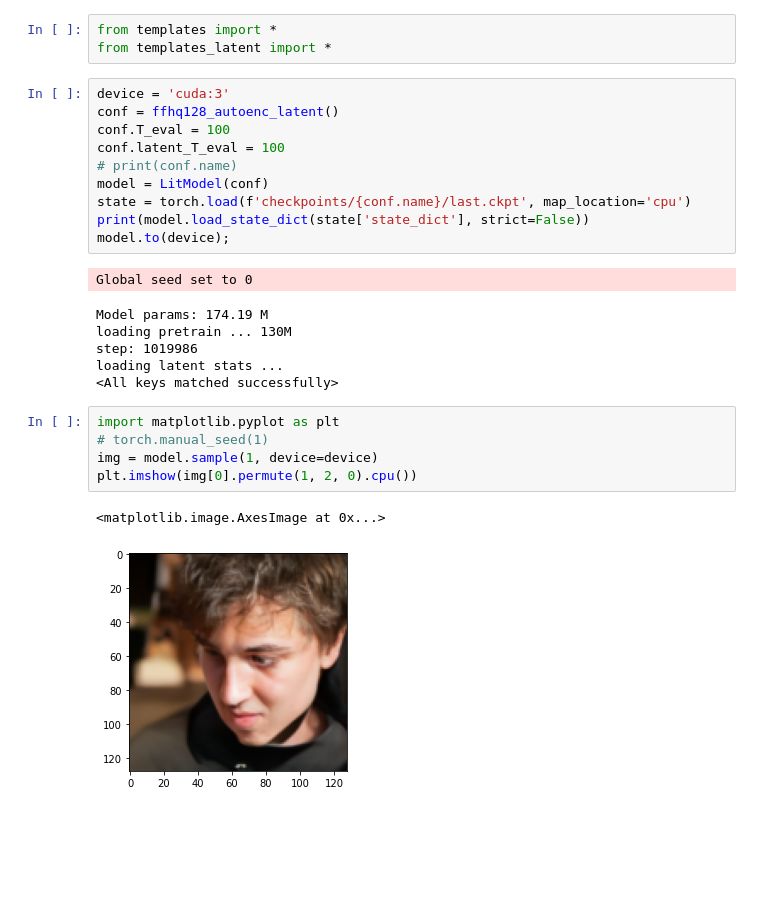
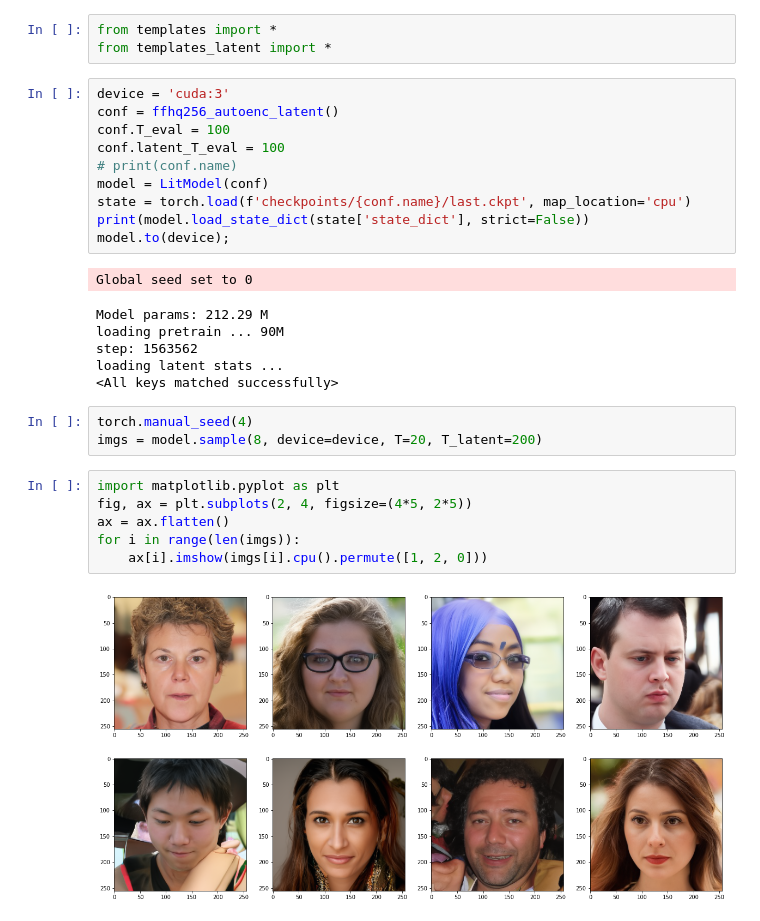
Before and after one commit to phizaz/diffae, a Jupyter notebook: sample.ipynb, the cells around one changed output. Cells and saved outputs as stored; diff of their text form; blank space fills up the shorter version.

Commit message:
update sample

```diff
--- a/sample.ipynb
+++ b/sample.ipynb
@@ -6,7 +6,7 @@ from templates import *
 from templates_latent import *
 # %%
 device = 'cuda:3'
-conf = ffhq128_autoenc_latent()
+conf = ffhq256_autoenc_latent()
 conf.T_eval = 100
 conf.latent_T_eval = 100
 # print(conf.name)
@@ -16,16 +16,19 @@ print(model.load_state_dict(state['state_dict'], strict=False))
 model.to(device);
 # %% [output]
 Global seed set to 0
-Model params: 174.19 M
-loading pretrain ... 130M
-step: 1019986
+Model params: 212.29 M
+loading pretrain ... 90M
+step: 1563562
 loading latent stats ...
 <All keys matched successfully>
-# %%
-import matplotlib.pyplot as plt
-# torch.manual_seed(1)
-img = model.sample(1, device=device)
-plt.imshow(img[0].permute(1, 2, 0).cpu())
-# %% [output]
-<matplotlib.image.AxesImage at 0x...>
-[figure, removed]
+# %%
+torch.manual_seed(4)
+imgs = model.sample(8, device=device, T=20, T_latent=200)
+# %%
+import matplotlib.pyplot as plt
+fig, ax = plt.subplots(2, 4, figsize=(4*5, 2*5))
+ax = ax.flatten()
+for i in range(len(imgs)):
+    ax[i].imshow(imgs[i].cpu().permute([1, 2, 0]))
+# %% [output]
+[figure, added]
```
